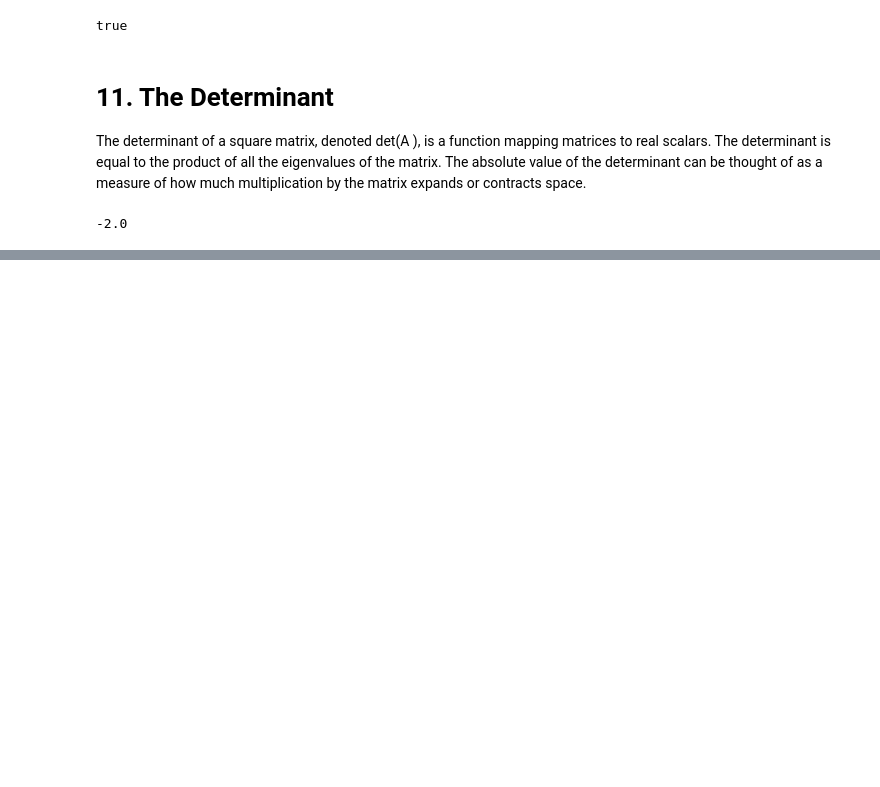
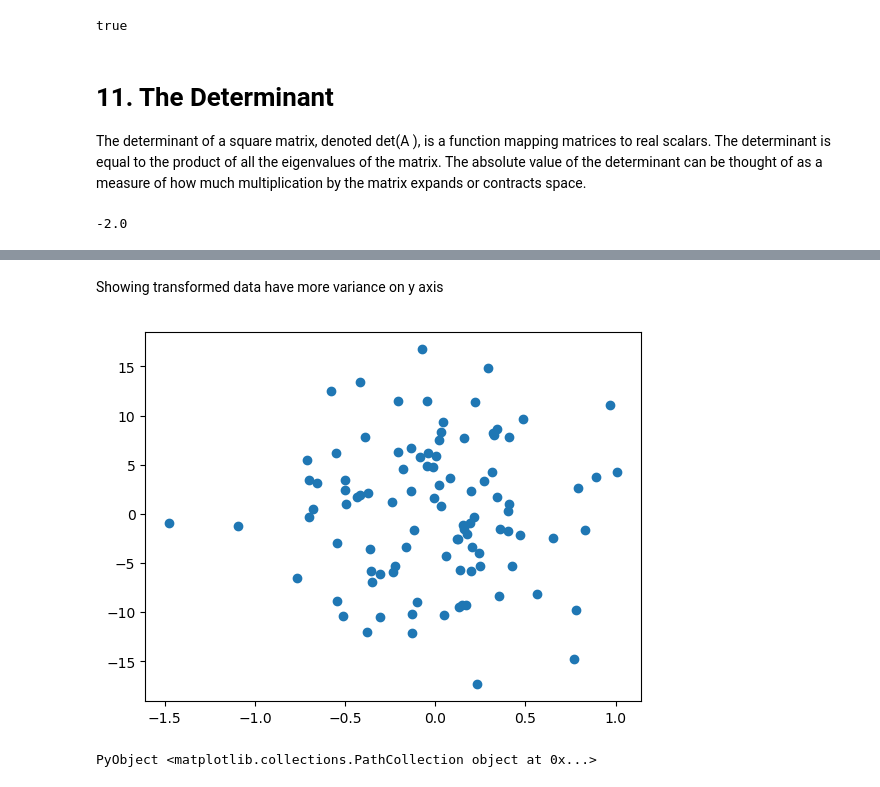
Before and after one commit to jglezt/goodfellow, a Jupyter notebook: Chapter 2 - Linear Algebra.ipynb, the cells around one changed output, grey strips where cells are left out. Drawn from its saved outputs; the diff is of its cells as text; code cells hidden in the pictures; blank space fills up the shorter version.

```diff
--- a/Chapter 2 - Linear Algebra.ipynb
+++ b/Chapter 2 - Linear Algebra.ipynb
@@ -342,0 +371,2 @@ X = hcat(10 * randn(10), randn(10))
+# %%
+F = eigen(transpose(M) * M)
@@ -342,0 +393,2 @@ X = hcat(10 * randn(10), randn(10))
+# %%
+M_new = transpose(transpose(F.vectors)* transpose(M))
@@ -342,0 +413,7 @@ X = hcat(10 * randn(10), randn(10))
+# %% [markdown]
+Showing transformed data have more variance on y axis
+# %%
+scatter(M_new[1:100], M_new[101:200])
+# %% [output]
+[figure, added]
+PyObject <matplotlib.collections.PathCollection object at 0x...>
```
Also changed, not shown: parts of 15 cells of this notebook.
